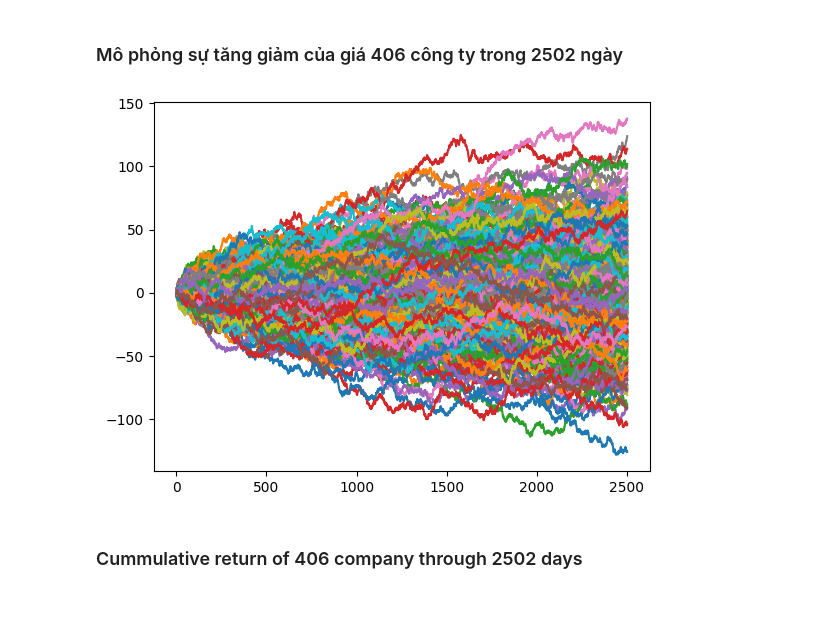
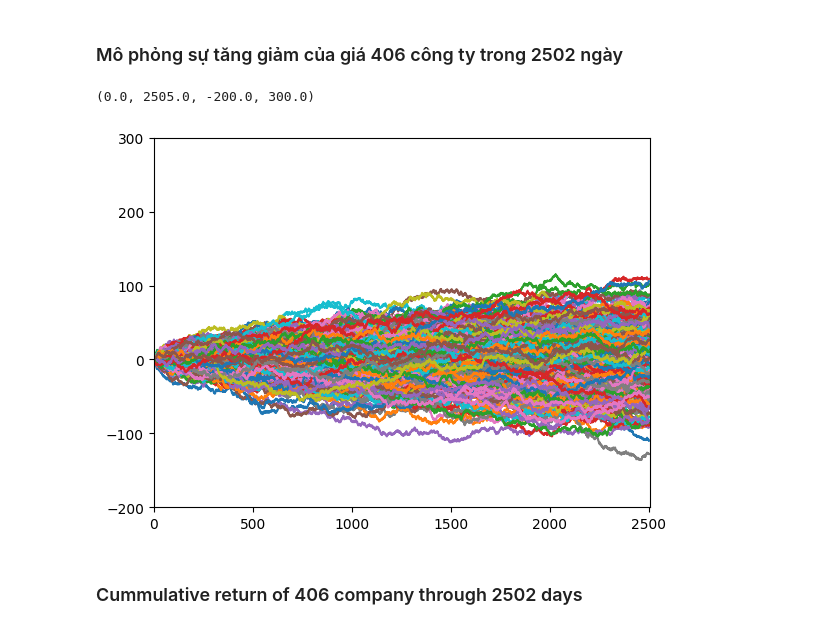
Before and after one commit to khanhtrinh2003/Financial-mathematics, a Jupyter notebook: main.ipynb, the cells around one changed output. Cells and saved outputs as stored; diff of their text form; code cells hidden in the pictures.

```diff
--- a/main.ipynb
+++ b/main.ipynb
@@ -129,11 +129,14 @@ sns.kdeplot(np.cumsum(vn_sign).iloc[-1,])
 # %%
 li = np.random.choice([-1, 0, 1], size=(406, 2502))
 cumsum = np.cumsum(li, axis=1)
 
 for i in range(406):
     plt.plot(cumsum[i])
+
+plt.axis([0, 2505, -200, 300])
 # %% [output]
+(0.0, 2505.0, -200.0, 300.0)
-[figure, old version]
+[figure, new version]
 # %% [markdown]
 ### Cummulative return of 406 company through 2502 days
 # %%
```
Also changed, not shown: parts of 2 cells of this notebook.
